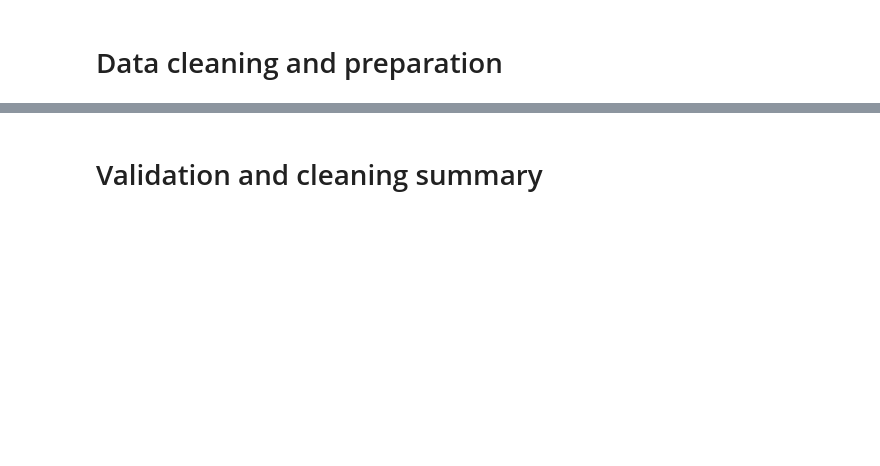
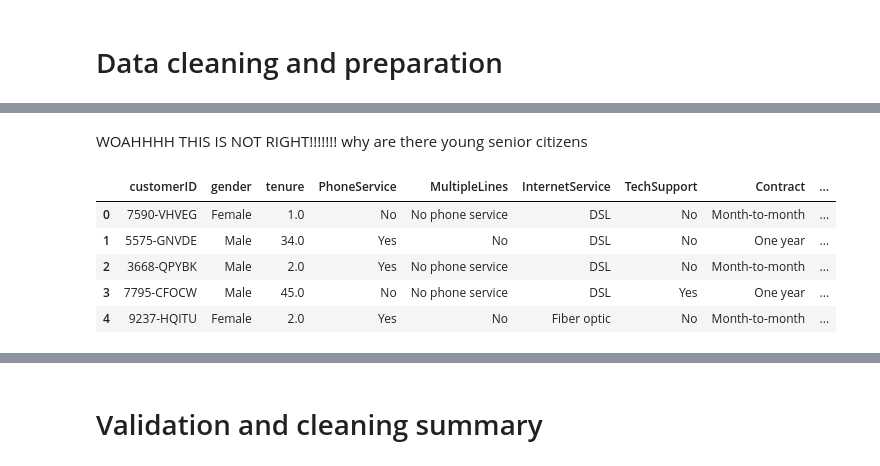
Before and after one commit to pondnatalie/Churn_Project_Tellecommunications, a Jupyter notebook: Churn_Project.ipynb, the cells around one changed output, grey strips where cells are left out. Drawn from its saved outputs; the diff is of its cells as text; code cells hidden in the pictures; blank space fills up the shorter version.

```diff
--- a/Churn_Project.ipynb
+++ b/Churn_Project.ipynb
@@ -183,0 +329,15 @@ df.corr(numeric_only=True)
+# %% [markdown]
+WOAHHHH THIS IS NOT RIGHT!!!!!!! why are there young senior citizens
+# %%
+# drop senior citizen column
+df = df.drop(columns=['SeniorCitizen'])
+
+# check the first few rows of the modified DataFrame
+df.head()
+# %% [output]
+|  | customerID | gender | tenure | PhoneService | MultipleLines | InternetService | TechSupport | Contract | ... |
+| 0 | 7590-VHVEG | Female | 1.0 | No | No phone service | DSL | No | Month-to-month | ... |
+| 1 | 5575-GNVDE | Male | 34.0 | Yes | No | DSL | No | One year | ... |
+| 2 | 3668-QPYBK | Male | 2.0 | Yes | No phone service | DSL | No | Month-to-month | ... |
+| 3 | 7795-CFOCW | Male | 45.0 | No | No phone service | DSL | Yes | One year | ... |
+| 4 | 9237-HQITU | Female | 2.0 | Yes | No | Fiber optic | No | Month-to-month | ... |
```
Also changed, not shown: parts of 17 cells of this notebook.
